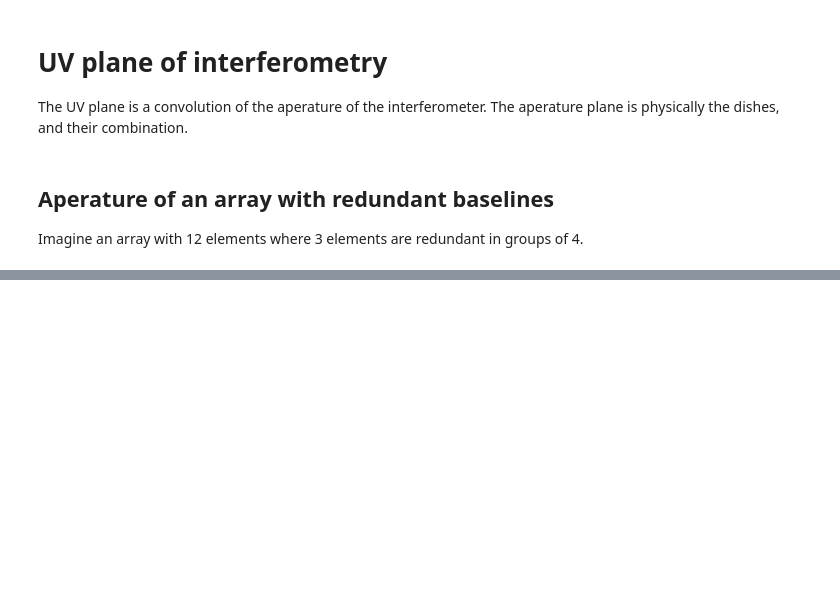
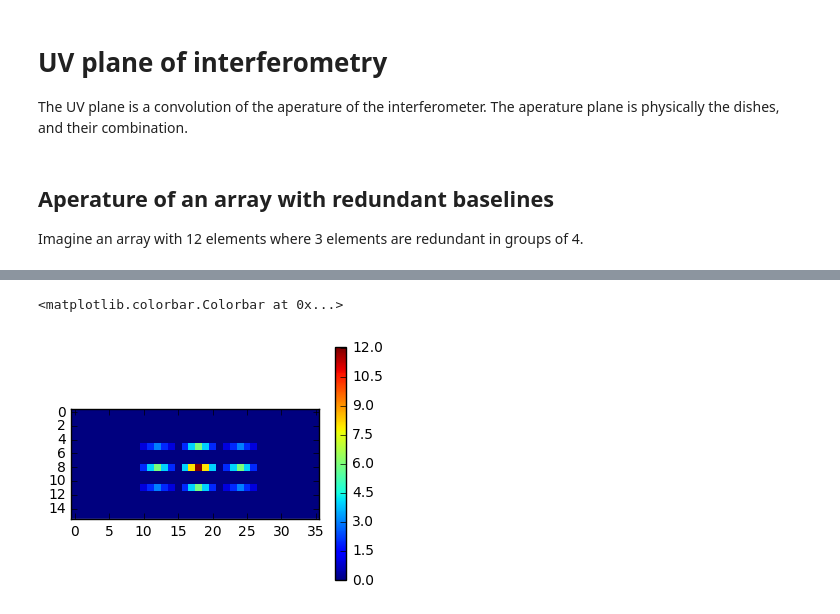
Before and after one commit to dgorthi/Notes, a Jupyter notebook: UV Plane.ipynb, the cells around one changed output, grey strips where cells are left out. Cells and saved outputs as stored; diff of their text form; code cells hidden in the pictures; blank space fills up the shorter version.

```diff
--- a/UV Plane.ipynb
+++ b/UV Plane.ipynb
@@ -29,0 +49,6 @@ np.convolve
+# %%
+plt.imshow(np.abs(uv_plane),interpolation='none')
+plt.colorbar()
+# %% [output]
+<matplotlib.colorbar.Colorbar at 0x...>
+[figure, added]
```
Also changed, not shown: parts of 5 cells of this notebook, 4 other files.
